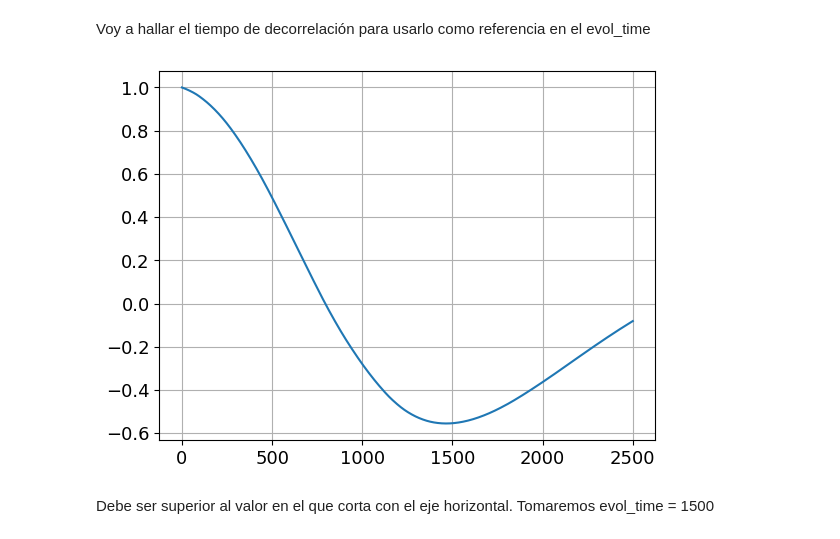
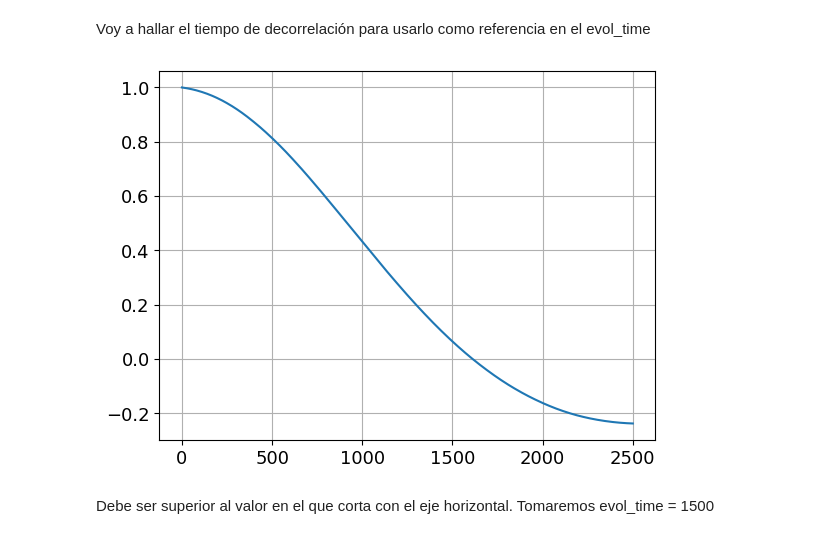
Before and after one commit to jenriquezafra/TFG, a Jupyter notebook: clasical_model.ipynb, the cells around one changed output. Drawn from its saved outputs; the diff is of its cells as text; code cells hidden in the pictures.

```diff
--- a/clasical_model.ipynb
+++ b/clasical_model.ipynb
@@ -767,12 +770,19 @@ def estimate_LCE1_Wolf(data_4d, evol_time, min_separation, dt, max_replacements,
 Voy a hallar el tiempo de decorrelación para usarlo como referencia en el evol_time
 # %%
 from statsmodels.tsa.stattools import acf
+
+x1 = x_vals_EM_4esp[:,0]
+x2 = x_vals_EM_4esp[:,1]
+x3 = x_vals_EM_4esp[:,2]
+x4 = x_vals_EM_4esp[:,3]
+data_4d = np.array([x1, x2, x3, x4]).T
+
 autocorr = acf(data_4d[:,0],nlags=2500)
 plt.plot(autocorr)
 plt.grid(True)
 plt.show()
 # %% [output]
-[figure, old version]
+[figure, new version]
 # %% [markdown]
 Debe ser superior al valor en el que corta con el eje horizontal. Tomaremos evol_time = 1500
 # %%
```
Also changed, not shown: parts of 8 cells of this notebook.
